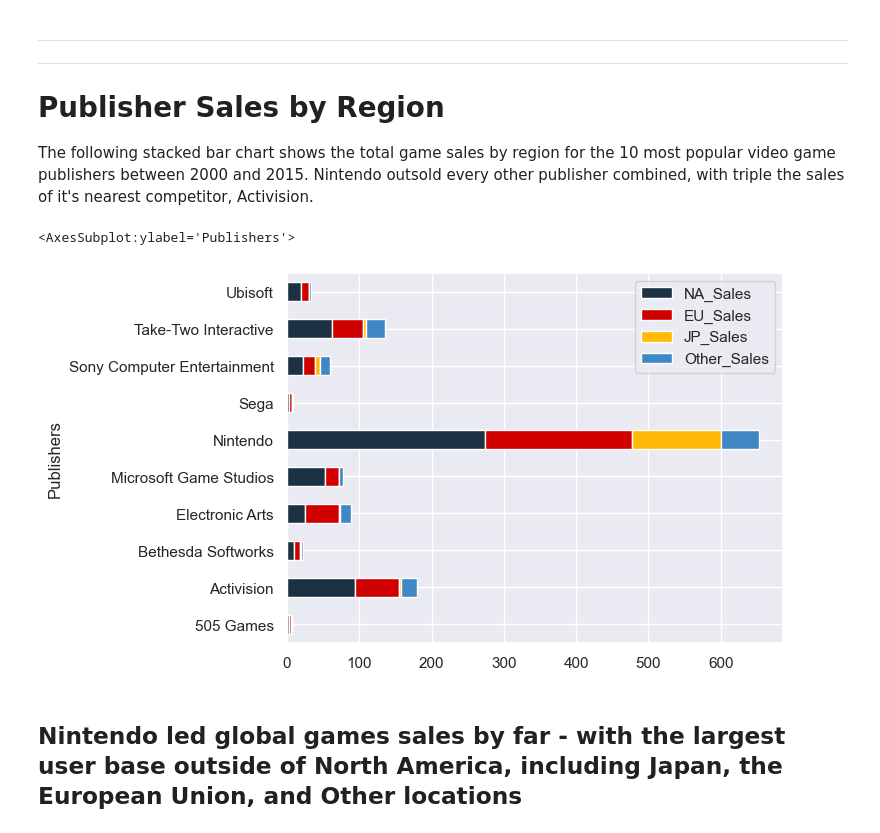
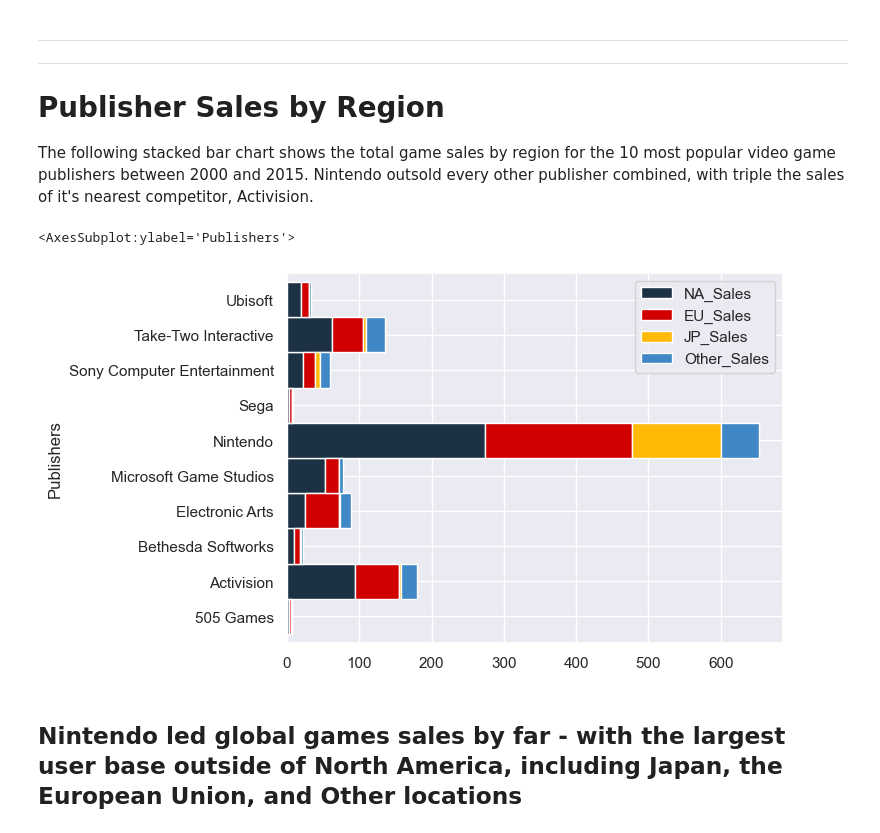
Before and after one commit to HuckleberryKBT/Graphing-Video-Game-Sales, a Jupyter notebook: videoGameSales.ipynb, the cells around one changed output. Saved outputs shown, nothing was run; the diff lists cells and outputs as text; code cells hidden in the pictures.

```diff
--- a/videoGameSales.ipynb
+++ b/videoGameSales.ipynb
@@ -14,10 +14,10 @@ The following stacked bar chart shows the total game sales by region for the 10
 # %%
 sales_by_region = game_sales[['Publisher', 'NA_Sales', 'EU_Sales', 'JP_Sales', 'Other_Sales']]
 publisher_sales_by_region = sales_by_region.groupby('Publisher', as_index=False).sum()
-publisher_sales_by_region.set_index('Publisher').plot(kind="barh", stacked=True, xlabel='Publishers', ylabel="Total Sales (Millions)", color=['#1C3144', '#D00000', '#FFBA08', '#3F88C5' ])
+publisher_sales_by_region.set_index('Publisher').plot(kind="barh", width=1, stacked=True, xlabel='Publishers', ylabel="Total Sales (Millions)", color=['#1C3144', '#D00000', '#FFBA08', '#3F88C5' ])
 # %% [output]
 <AxesSubplot:ylabel='Publishers'>
-[figure, old version]
+[figure, new version]
 # %% [markdown]
 ## Nintendo led global games sales by far - with the largest user base outside of North America, including Japan, the European Union, and Other locations
 # %% [markdown]
```
Also changed, not shown: parts of 2 cells of this notebook.
